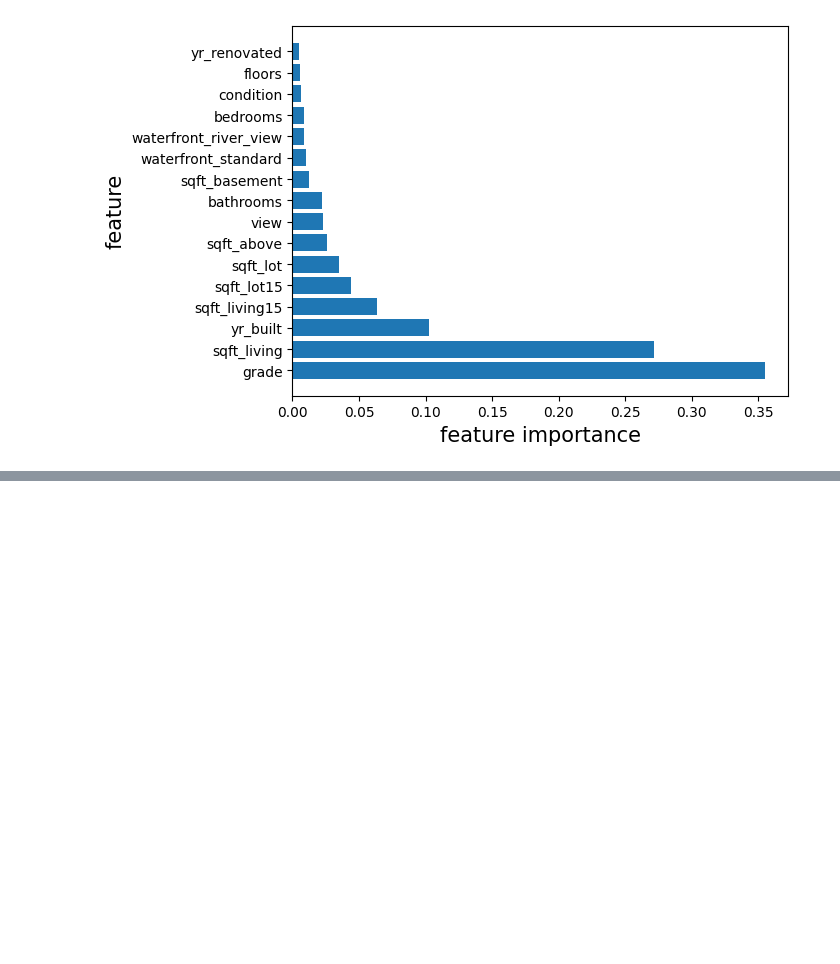
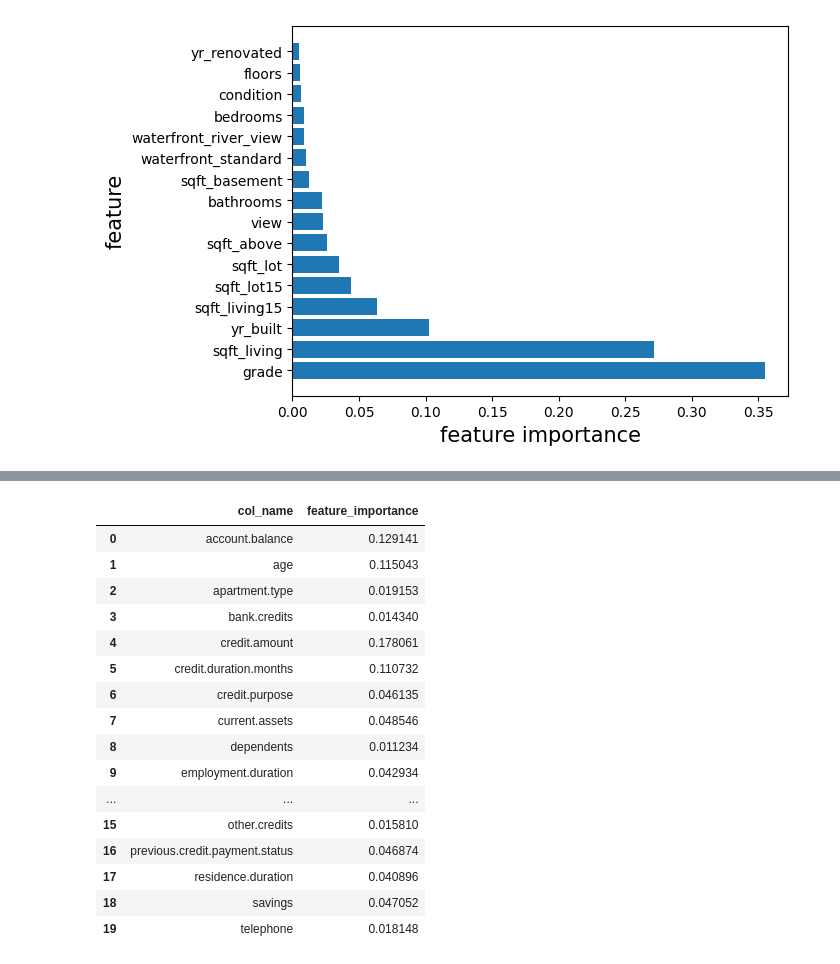
Before and after one commit to blackbutterfly0852/ADP_2, a Jupyter notebook: 221010_4_머신러닝.ipynb, the cells around one changed output, grey strips where cells are left out. Saved outputs shown, nothing was run; the diff lists cells and outputs as text; code cells hidden in the pictures; blank space fills up the shorter version.

```diff
--- a/221010_4_머신러닝.ipynb
+++ b/221010_4_머신러닝.ipynb
@@ -107,0 +177,26 @@ plt.show()
+# %%
+## 변수의 중요도 확인
+
+import numpy as np
+importances = pd.DataFrame(np.mean([tree.feature_importances_ for tree in clf.estimators_], axis=0))
+feature_importances = pd.concat([pd.DataFrame(X.columns), importances], axis=1)
+feature_importances.columns=["col_name","feature_importance"]
+feature_importances
+# %% [output]
+|  | col_name | feature_importance |
+| 0 | account.balance | 0.129141 |
+| 1 | age | 0.115043 |
+| 2 | apartment.type | 0.019153 |
+| 3 | bank.credits | 0.014340 |
+| 4 | credit.amount | 0.178061 |
+| 5 | credit.duration.months | 0.110732 |
+| 6 | credit.purpose | 0.046135 |
+| 7 | current.assets | 0.048546 |
+| 8 | dependents | 0.011234 |
+| 9 | employment.duration | 0.042934 |
+| ... | ... | ... |
+| 15 | other.credits | 0.015810 |
+| 16 | previous.credit.payment.status | 0.046874 |
+| 17 | residence.duration | 0.040896 |
+| 18 | savings | 0.047052 |
+| 19 | telephone | 0.018148 |
```
Also changed, not shown: parts of 10 cells of this notebook.
